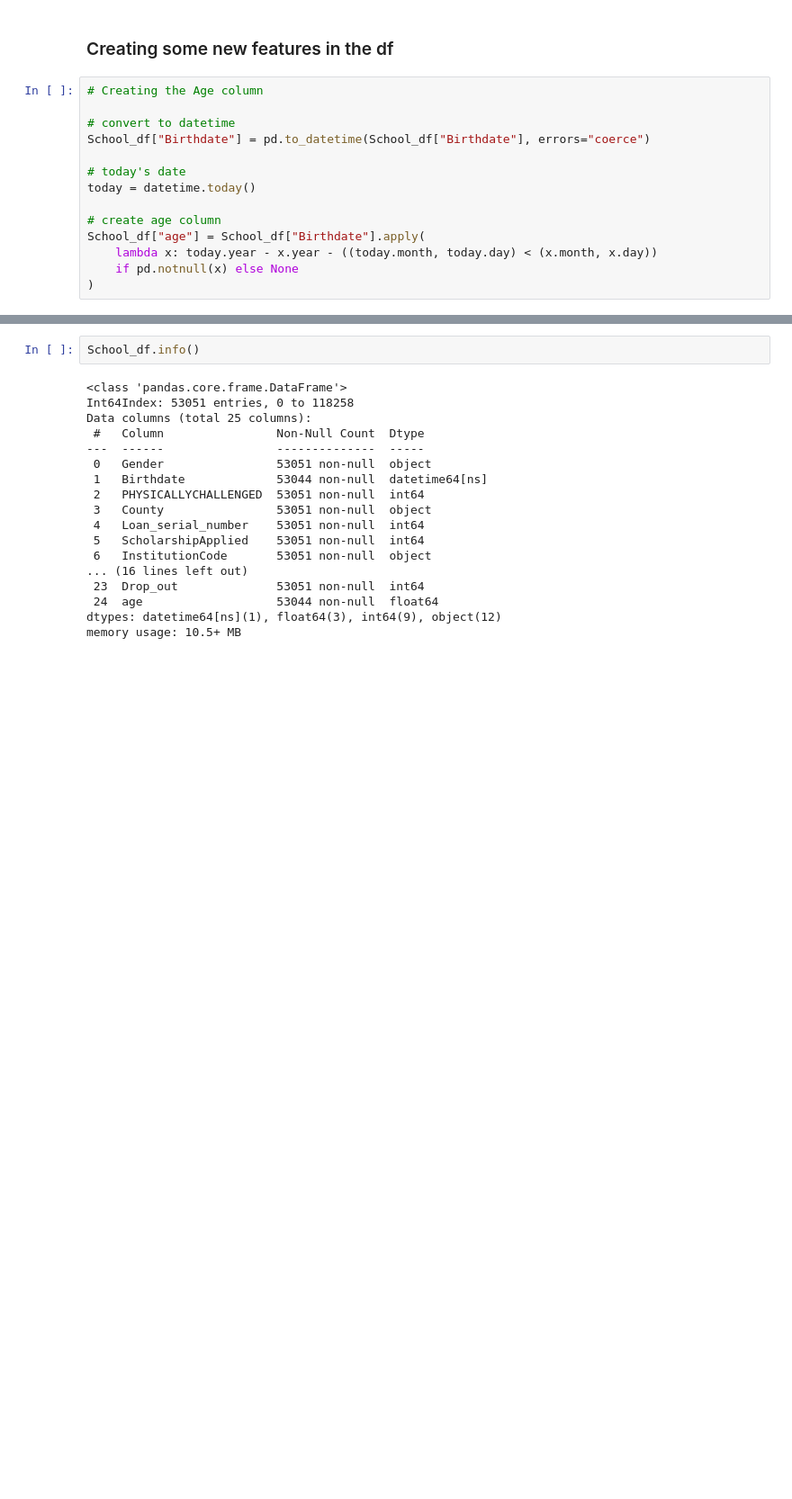
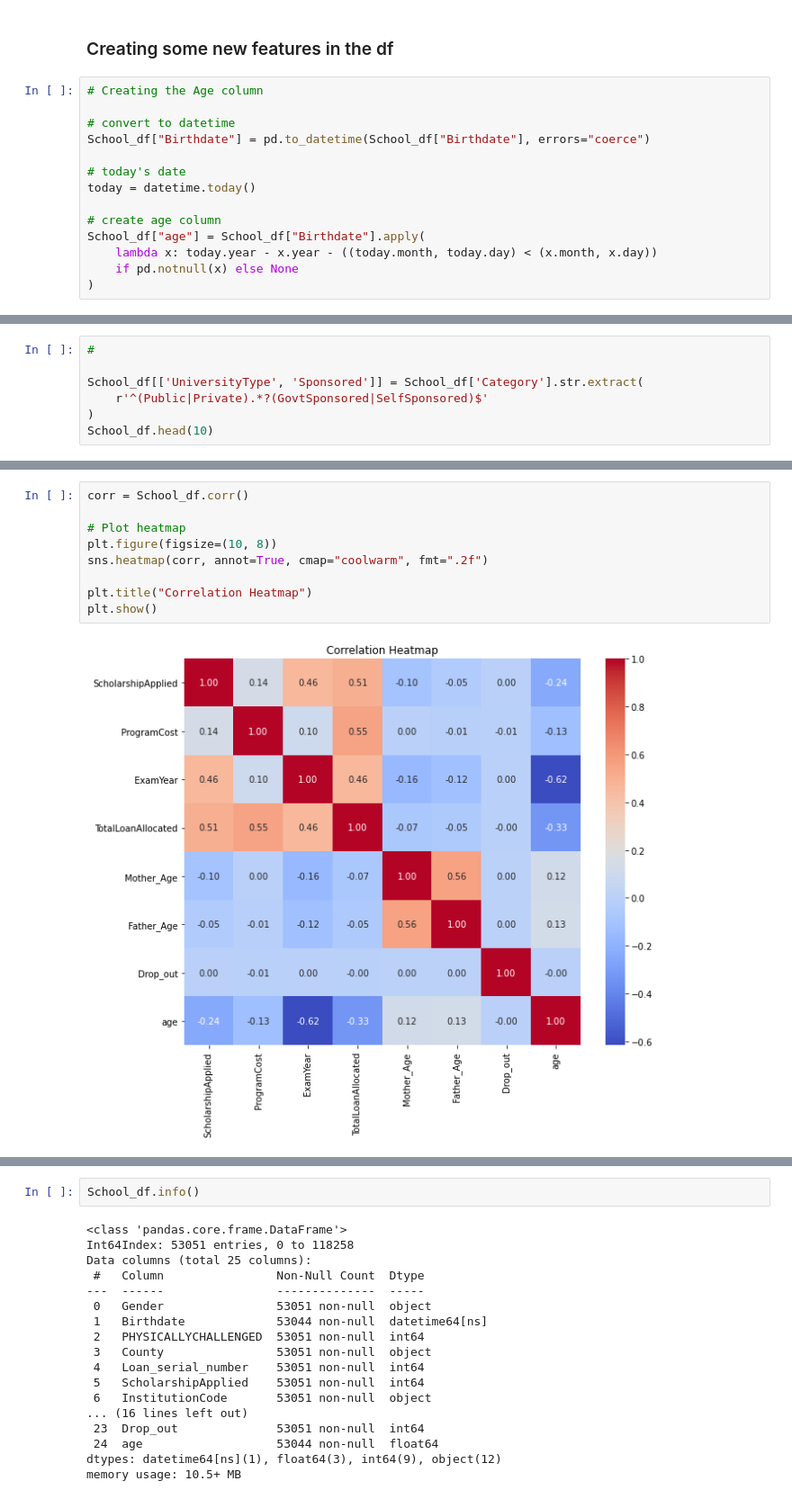
Before and after one commit to geoffreykemboi/Student_dropout_prediction_project, a Jupyter notebook: index.ipynb, the cells around one changed output, grey strips where cells are left out. Shown at 90% size. Cells and saved outputs as stored; diff of their text form; blank space fills up the shorter version.

```diff
--- a/index.ipynb
+++ b/index.ipynb
@@ -276,0 +218,7 @@ School_df["age"] = School_df["Birthdate"].apply(
+# %%
+#
+
+School_df[['UniversityType', 'Sponsored']] = School_df['Category'].str.extract(
+    r'^(Public|Private).*?(GovtSponsored|SelfSponsored)$'
+)
+School_df.head(10)
@@ -277,3 +249,14 @@ School_df["age"] = School_df["Birthdate"].apply(
+# %%
+corr = School_df.corr()
+
+# Plot heatmap
+plt.figure(figsize=(10, 8))
+sns.heatmap(corr, annot=True, cmap="coolwarm", fmt=".2f")
+
+plt.title("Correlation Heatmap")
+plt.show()
+# %% [output]
+[figure, added]
 # %%
 # Creating the parent education gap column
 
```
Also changed, not shown: parts of 16 cells of this notebook.
